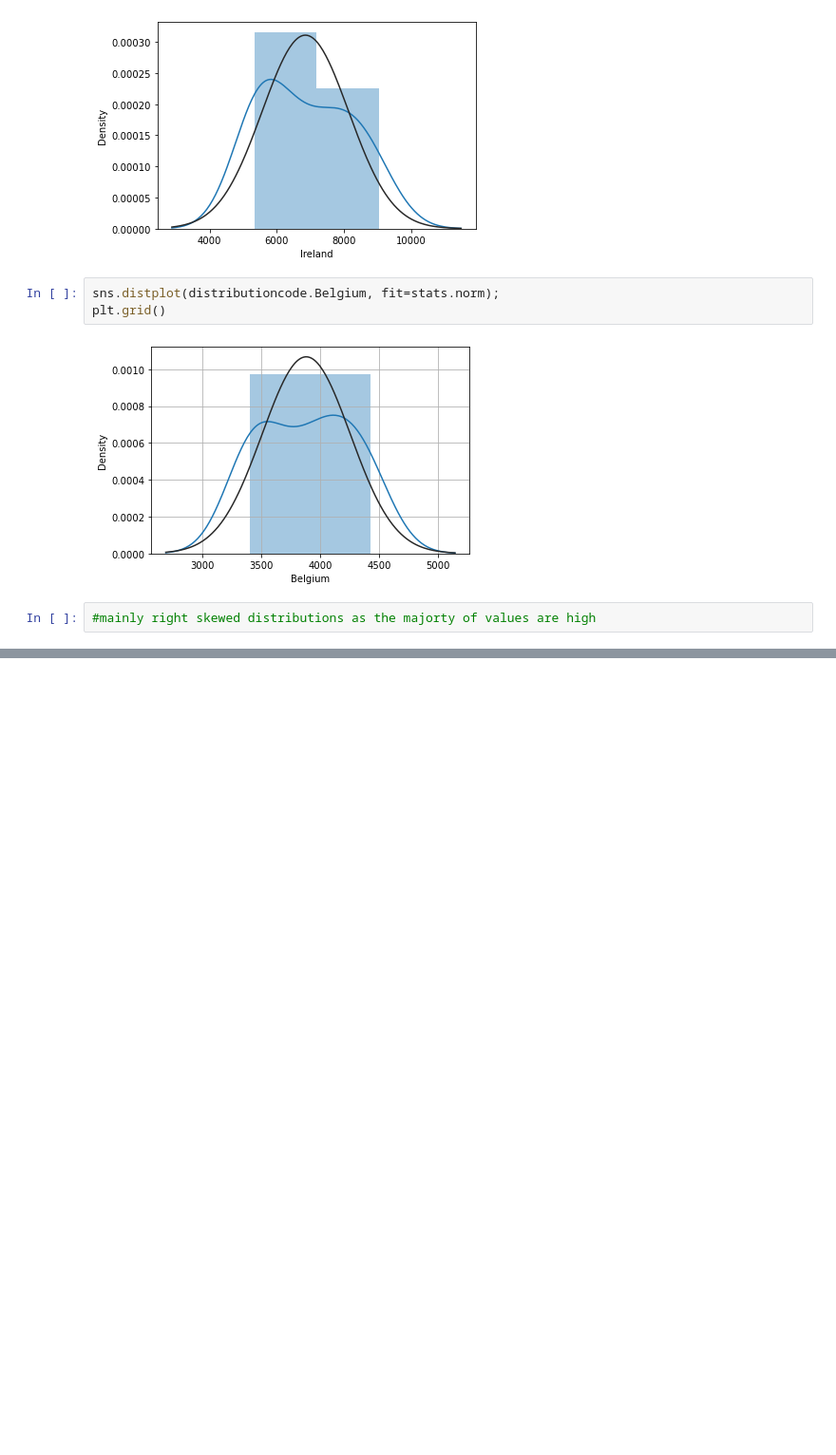
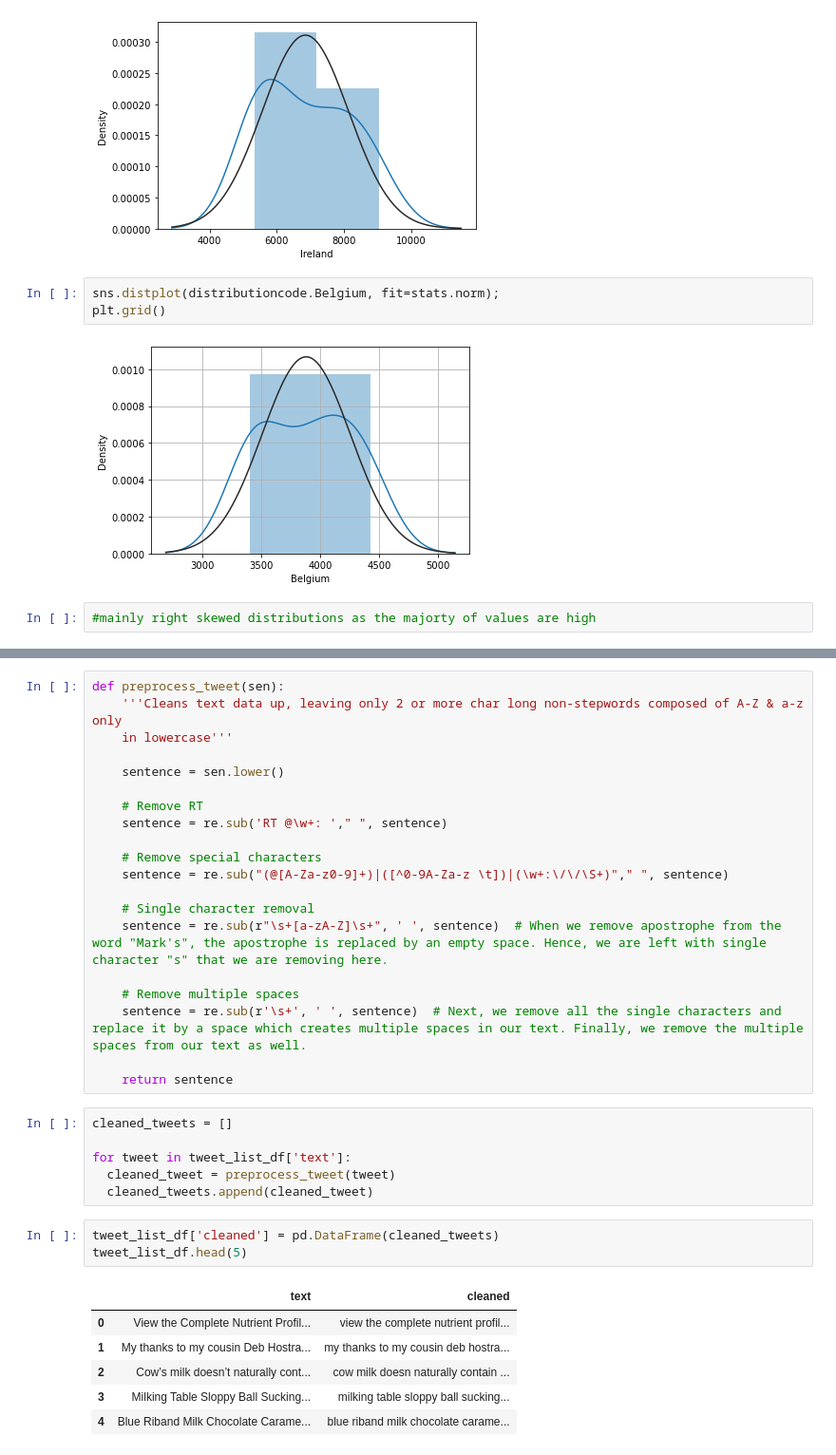
Before and after one commit to sba22421/githubca, a Jupyter notebook: CA2.ipynb, the cells around one changed output, grey strips where cells are left out. Shown at 95% size. Cells and saved outputs as stored; diff of their text form; blank space fills up the shorter version.

```diff
--- a/CA2.ipynb
+++ b/CA2.ipynb
@@ -1524,0 +1594,36 @@ plt.grid()
+# %%
+def preprocess_tweet(sen):
+    '''Cleans text data up, leaving only 2 or more char long non-stepwords composed of A-Z & a-z only
+    in lowercase'''
+
+    sentence = sen.lower()
+
+    # Remove RT
+    sentence = re.sub('RT @\w+: '," ", sentence)
+
+    # Remove special characters
+    sentence = re.sub("(@[A-Za-z0-9]+)|([^0-9A-Za-z \t])|(\w+:\/\/\S+)"," ", sentence)
+
+    # Single character removal
+    sentence = re.sub(r"\s+[a-zA-Z]\s+", ' ', sentence)  # When we remove apostrophe from the word "Mark's", the apostrophe is replaced by an empty space. Hence, we are left with single character "s" that we are removing here.
+
+    # Remove multiple spaces
+    sentence = re.sub(r'\s+', ' ', sentence)  # Next, we remove all the single characters and replace it by a space which creates multiple spaces in our text. Finally, we remove the multiple spaces from our text as well.
+
+    return sentence
+# %%
+cleaned_tweets = []
+
+for tweet in tweet_list_df['text']:
+  cleaned_tweet = preprocess_tweet(tweet)
+  cleaned_tweets.append(cleaned_tweet)
+# %%
+tweet_list_df['cleaned'] = pd.DataFrame(cleaned_tweets)
+tweet_list_df.head(5)
+# %% [output]
+|  | text | cleaned |
+| 0 | View the Complete Nutrient Profil... | view the complete nutrient profil... |
+| 1 | My thanks to my cousin Deb Hostra... | my thanks to my cousin deb hostra... |
+| 2 | Cow’s milk doesn’t naturally cont... | cow milk doesn naturally contain ... |
+| 3 | Milking Table Sloppy Ball Sucking... | milking table sloppy ball sucking... |
+| 4 | Blue Riband Milk Chocolate Carame... | blue riband milk chocolate carame... |
```
Also changed, not shown: parts of 9 cells of this notebook.
